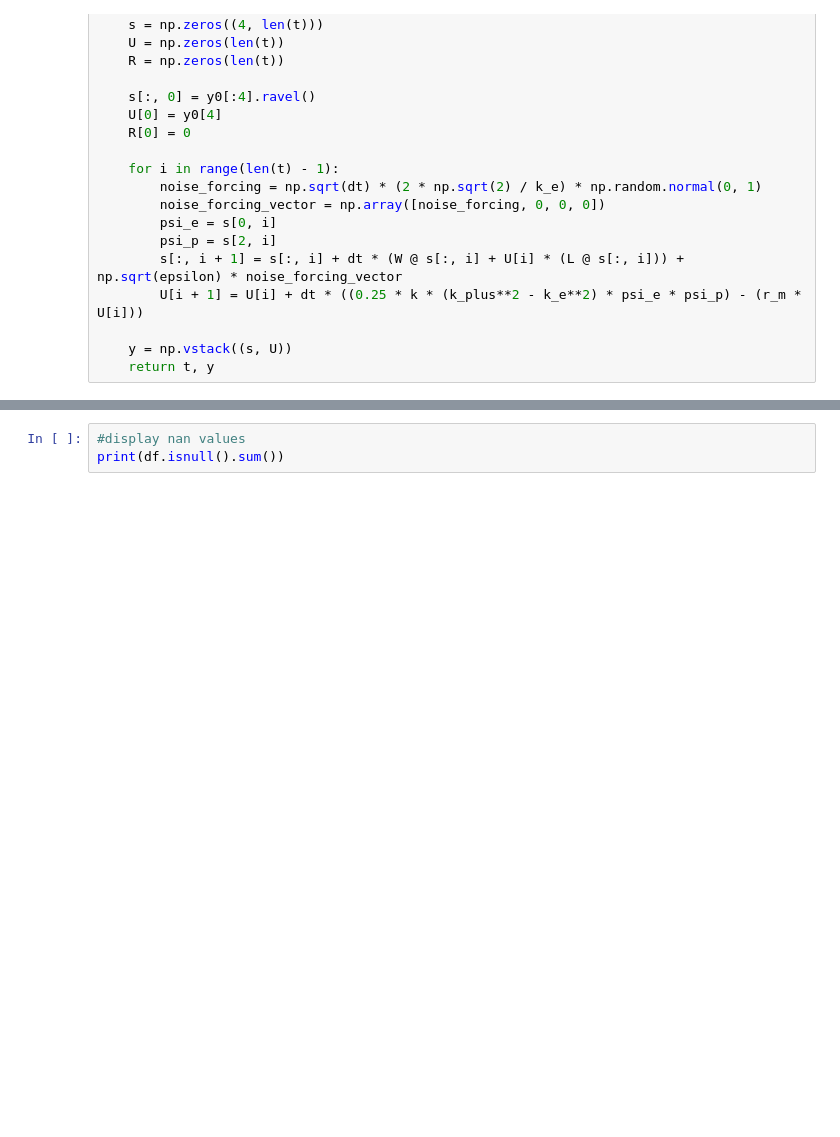
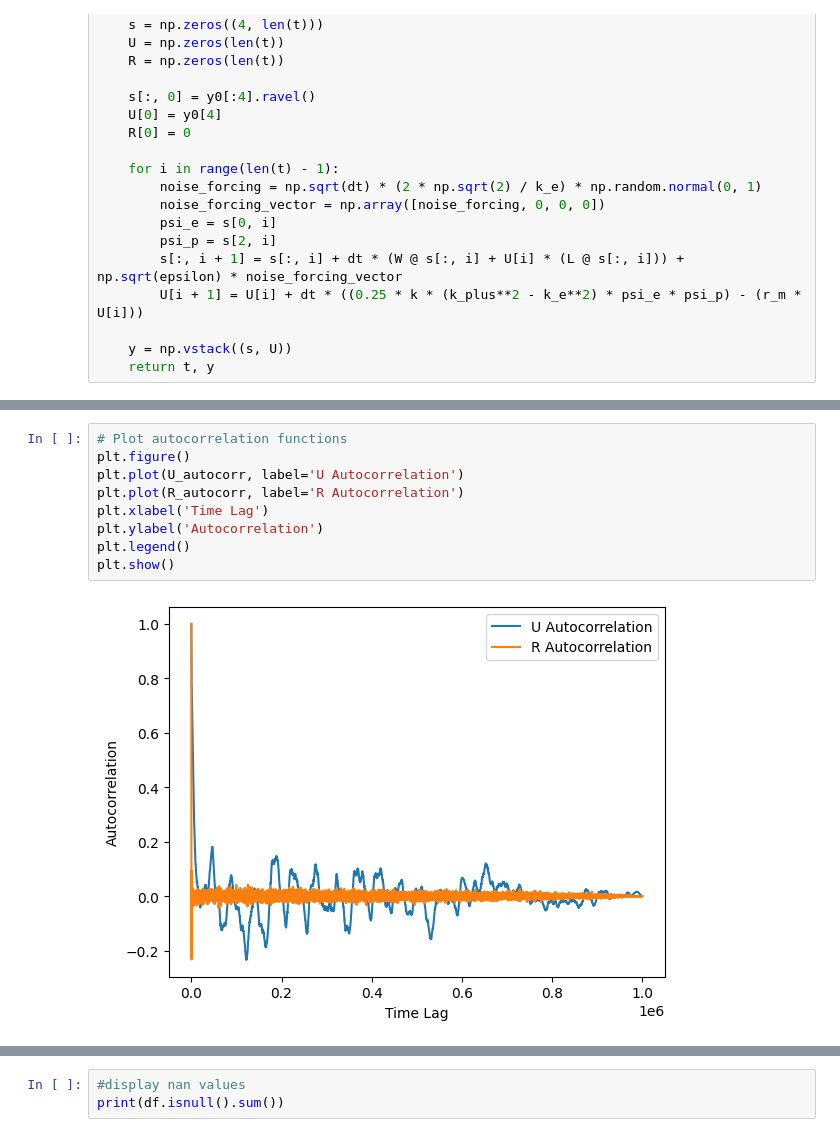
Before and after one commit to nbibrahim/The_Nurul_Network, a Jupyter notebook: train_test/jet_training_data.ipynb, the cells around one changed output, grey strips where cells are left out. Cells and saved outputs as stored; diff of their text form; blank space fills up the shorter version.

```diff
--- a/train_test/jet_training_data.ipynb
+++ b/train_test/jet_training_data.ipynb
@@ -86,0 +104,11 @@ df = pd.DataFrame({'U': U, 'R': R})
+# %%
+# Plot autocorrelation functions
+plt.figure()
+plt.plot(U_autocorr, label='U Autocorrelation')
+plt.plot(R_autocorr, label='R Autocorrelation')
+plt.xlabel('Time Lag')
+plt.ylabel('Autocorrelation')
+plt.legend()
+plt.show()
+# %% [output]
+[figure, added]
```
Also changed, not shown: parts of 6 cells of this notebook, 4 other files.
